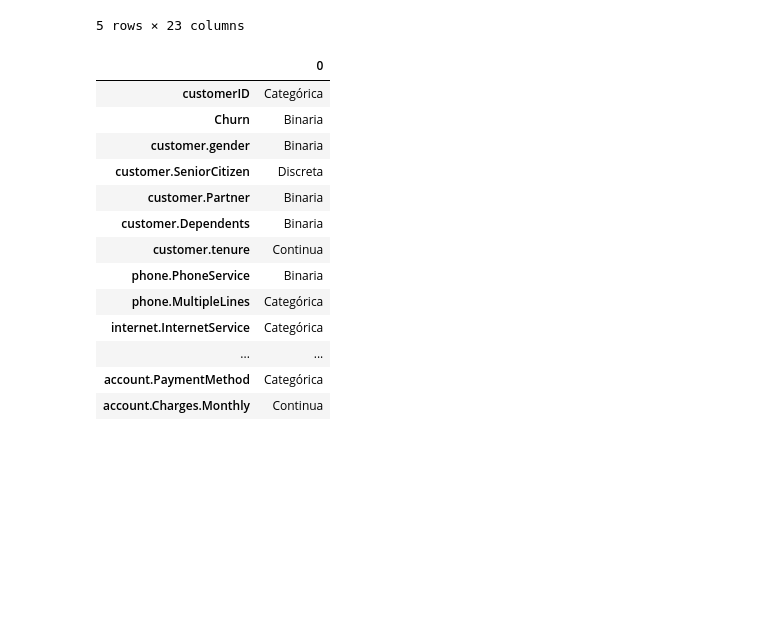
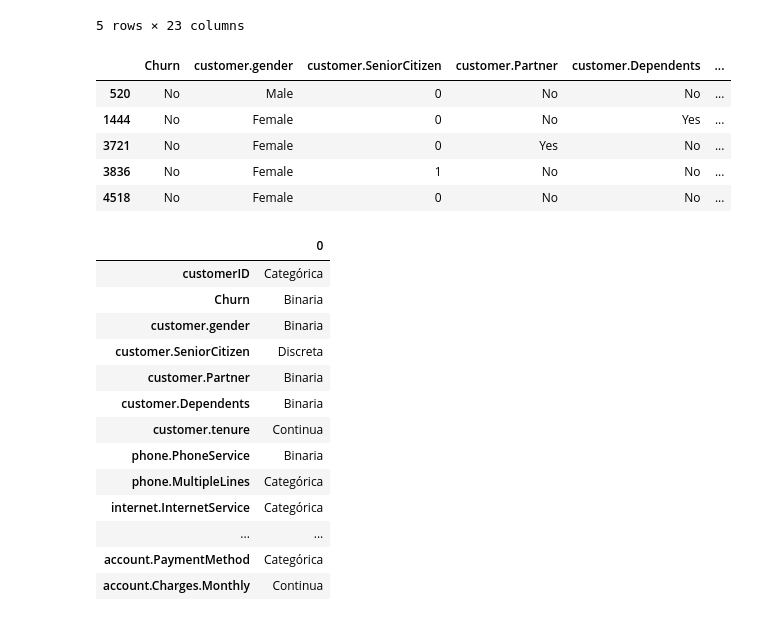
Before and after one commit to Tecindes/ChakkengeONE, a Jupyter notebook: TelecomX_parte2_latam.ipynb, the cells around one changed output. Saved outputs shown, nothing was run; the diff lists cells and outputs as text; code cells hidden in the pictures; blank space fills up the shorter version.

```diff
--- a/TelecomX_parte2_latam.ipynb
+++ b/TelecomX_parte2_latam.ipynb
@@ -22,6 +22,17 @@ df.sample(5)
 | 5097 | 7161-DFHUF | No | Female | 0 | Yes | No | ... |
 | 1582 | 2305-MRGLV | No | Male | 0 | Yes | No | ... |
 5 rows × 23 columns
+# %%
+df_dropped=df.drop(['customerID','SeniorLabel','ChurnLabel'], axis=1)
+# %%
+df_dropped.sample(5)
+# %% [output]
+|  | Churn | customer.gender | customer.SeniorCitizen | customer.Partner | customer.Dependents | ... |
+| 520 | No | Male | 0 | No | No | ... |
+| 1444 | No | Female | 0 | No | Yes | ... |
+| 3721 | No | Female | 0 | Yes | No | ... |
+| 3836 | No | Female | 1 | No | No | ... |
+| 4518 | No | Female | 0 | No | No | ... |
 # %%
 def clasificar_variable(col):
     if pd.api.types.is_numeric_dtype(col):
```
